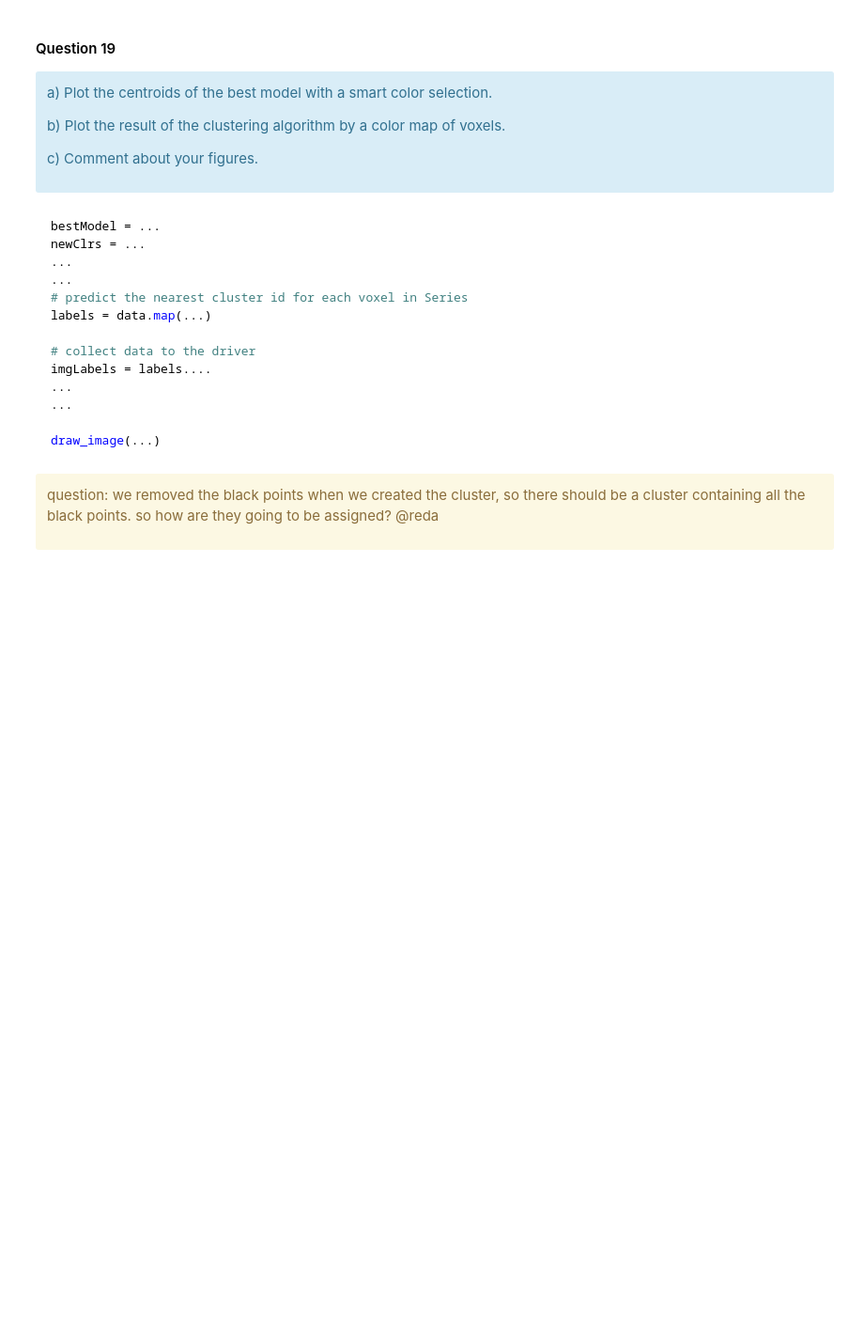
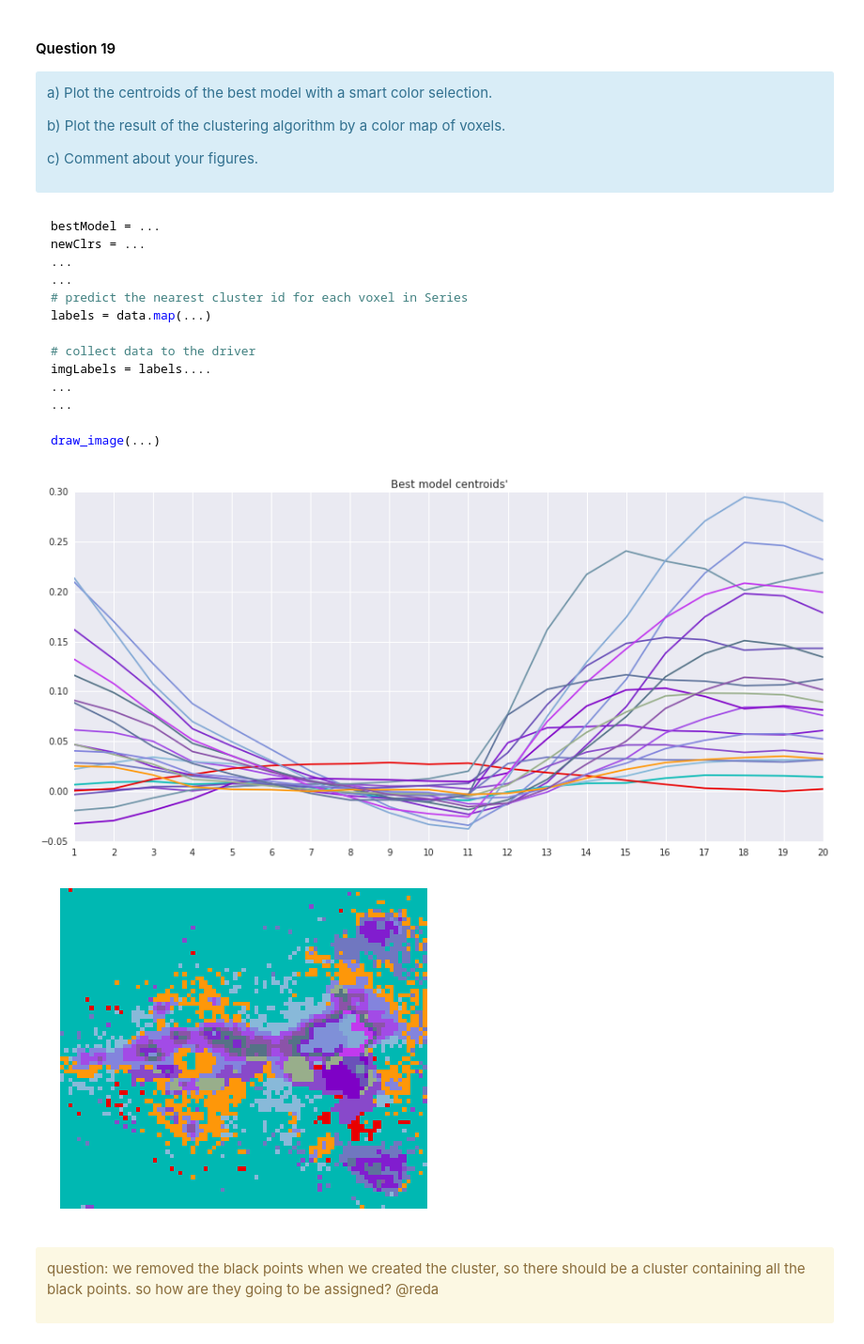
Before and after one commit to alegaballo/AML, a Jupyter notebook: [Lecture 11+12] Analyzing Neuroimaging Data with PySpark and Thunder.ipynb, the cells around one changed output. Shown at 94% size. Cells and saved outputs as stored; diff of their text form; code cells hidden in the pictures; blank space fills up the shorter version.

````diff
--- a/[Lecture 11+12] Analyzing Neuroimaging Data with PySpark and Thunder.ipynb
+++ b/[Lecture 11+12] Analyzing Neuroimaging Data with PySpark and Thunder.ipynb
@@ -1178,19 +1178,22 @@ imgLabels = labels....
 draw_image(...)
 ```
 # %%
-best_filtered_k = 30
+best_filtered_k = 20
 best_filtered_model = filtered_models[ks.index(best_filtered_k)]
 
 plot_voxels(np.array(best_filtered_model.clusterCenters).T, color_scheme=newClrs, \
-            title="Best model centroids'")
+            title="Best model's centroids")
 
 labels = data.map(lambda x: best_filtered_model.predict(x))
 # collect data to the driver
 imgLabels = labels.toarray().reshape(2, 76, 87)
 
 # plot image with new colors
 colored_brain = transform(newClrs, imgLabels[0, :, :])
 draw_image(colored_brain);
+# %% [output]
+[figure, added]
+[figure, added]
 # %% [markdown]
 <div class="alert alert-warning">
 
````
Also changed, not shown: parts of 5 cells of this notebook.
